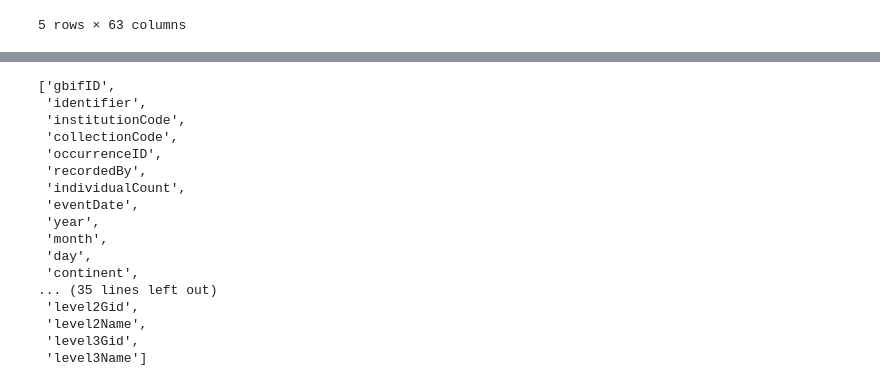
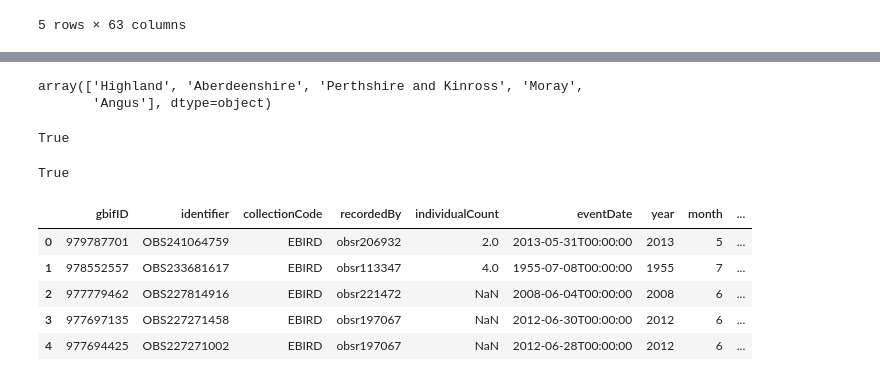
Before and after one commit to tingo121/group_proj_codeop, a Jupyter notebook: Birds.ipynb, the cells around one changed output, grey strips where cells are left out. Saved outputs shown, nothing was run; the diff lists cells and outputs as text; code cells hidden in the pictures.

```diff
--- a/Birds.ipynb
+++ b/Birds.ipynb
@@ -114,20 +228,34 @@ bird_data.head()
-# %%
-list(bird_data.columns)
-# %% [output]
-['gbifID',
- 'identifier',
- 'institutionCode',
- 'collectionCode',
- 'occurrenceID',
- 'recordedBy',
- 'individualCount',
- 'eventDate',
- 'year',
- 'month',
- 'day',
- 'continent',
-... (35 lines left out)
- 'level2Gid',
- 'level2Name',
- 'level3Gid',
- 'level3Name']
+# %%
+#inspecting more columns
+bird_data['level3Name'].unique()
+# %% [output]
+array(['Highland', 'Aberdeenshire', 'Perthshire and Kinross', 'Moray',
+       'Angus'], dtype=object)
+# %%
+#are county and level3Name columns equal?
+bird_data['county'].eq(bird_data['level3Name']).all()
+# %% [output]
+True
+# %%
+#removing 'level2Name' and 'level3Name' since they are the same info as county
+bird_data = bird_data.drop(['level2Name', 'level3Name'], axis = 1)
+# %%
+#removing 'level2Gid' since it's same info as 'level3Gid'
+bird_data = bird_data.drop(['level2Gid'], axis = 1)
+# %%
+#are lastInterpreted and lastParsed columns equal?
+bird_data['lastInterpreted'].eq(bird_data['lastParsed']).all()
+# %% [output]
+True
+# %%
+#drop lastParsed column since it's duplicate
+bird_data = bird_data.drop(['lastParsed'], axis = 1)
+# %%
+bird_data.head()
+# %% [output]
+|  | gbifID | identifier | collectionCode | recordedBy | individualCount | eventDate | year | month | ... |
+| 0 | 979787701 | OBS241064759 | EBIRD | obsr206932 | 2.0 | 2013-05-31T00:00:00 | 2013 | 5 | ... |
+| 1 | 978552557 | OBS233681617 | EBIRD | obsr113347 | 4.0 | 1955-07-08T00:00:00 | 1955 | 7 | ... |
+| 2 | 977779462 | OBS227814916 | EBIRD | obsr221472 | NaN | 2008-06-04T00:00:00 | 2008 | 6 | ... |
+| 3 | 977697135 | OBS227271458 | EBIRD | obsr197067 | NaN | 2012-06-30T00:00:00 | 2012 | 6 | ... |
+| 4 | 977694425 | OBS227271002 | EBIRD | obsr197067 | NaN | 2012-06-28T00:00:00 | 2012 | 6 | ... |
```
Also changed, not shown: parts of 9 cells of this notebook.
